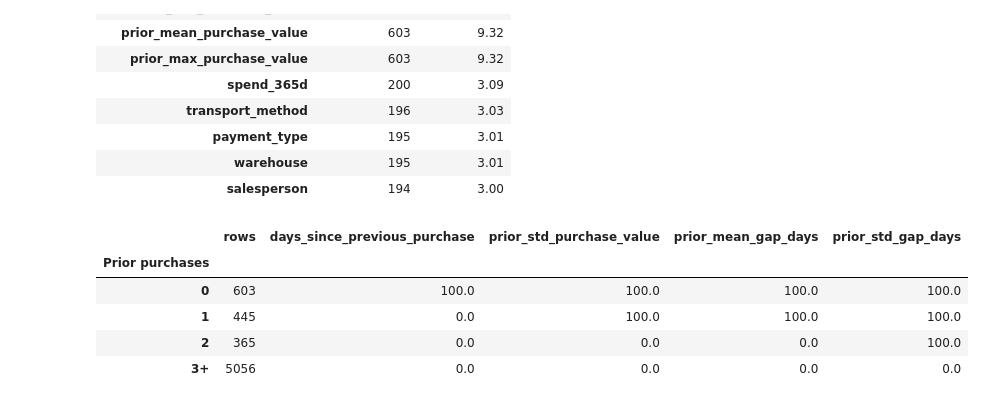
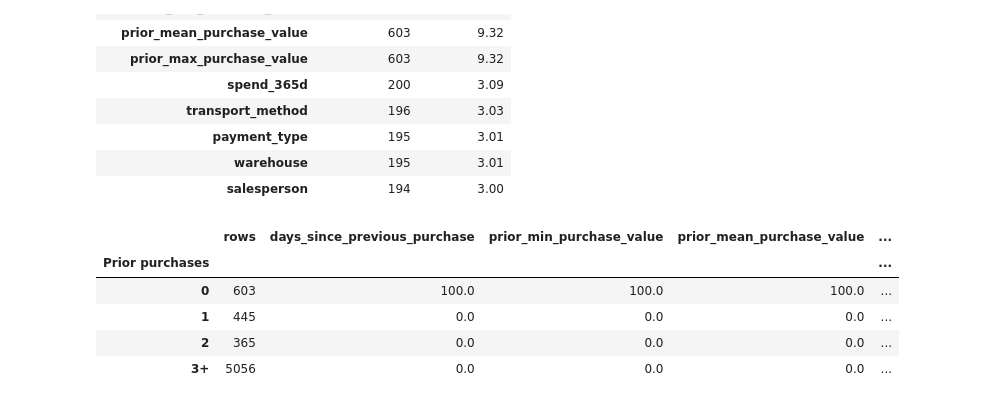
Before and after one commit to L4DR48/ETAI-Group5, a Jupyter notebook: notebooks/04_preprocessing.ipynb, the cells around one changed output. Saved outputs shown, nothing was run; the diff lists cells and outputs as text; code cells hidden in the pictures.

Commit message:
Feature selection (correlation filter + VoteSelector); missing-values decision in notebook 04

```diff
--- a/notebooks/04_preprocessing.ipynb
+++ b/notebooks/04_preprocessing.ipynb
@@ -297,31 +317,30 @@ display(
 | warehouse | 195 | 3.01 |
 | salesperson | 194 | 3.00 |
 # %%
-history_features = [
-    "days_since_previous_purchase",
-    "prior_std_purchase_value",
-    "prior_mean_gap_days",
-    "prior_std_gap_days",
-]
+# Every column that needs past purchases, from the same list fill_no_history uses
+# (gap_ratio is left out: it is only created later, by add_candidate_features)
+from src.preprocessing import NEEDS_PAST_PURCHASES
+
+history_features = [col for col in NEEDS_PAST_PURCHASES if col != "gap_ratio"]
 prior_count_group = pd.cut(
     df["prior_purchase_count"],
     bins=[0, 1, 2, 3, np.inf],
     labels=["0", "1", "2", "3+"],
     right=False,
 )
 missing_by_history = (
     df[history_features].isna()
     .groupby(prior_count_group, observed=True)
     .mean()
     .mul(100)
     .round(1)
 )
 missing_by_history.insert(0, "rows", prior_count_group.value_counts(sort=False))
 display(missing_by_history.rename_axis("Prior purchases"))
 # %% [output]
-|  | rows | days_since_previous_purchase | prior_std_purchase_value | prior_mean_gap_days | prior_std_gap_days |
-| Prior purchases |  |  |  |  |  |
-| 0 | 603 | 100.0 | 100.0 | 100.0 | 100.0 |
-| 1 | 445 | 0.0 | 100.0 | 100.0 | 100.0 |
-| 2 | 365 | 0.0 | 0.0 | 0.0 | 100.0 |
-| 3+ | 5056 | 0.0 | 0.0 | 0.0 | 0.0 |
+|  | rows | days_since_previous_purchase | prior_min_purchase_value | prior_mean_purchase_value | ... |
+| Prior purchases |  |  |  |  | ... |
+| 0 | 603 | 100.0 | 100.0 | 100.0 | ... |
+| 1 | 445 | 0.0 | 0.0 | 0.0 | ... |
+| 2 | 365 | 0.0 | 0.0 | 0.0 | ... |
+| 3+ | 5056 | 0.0 | 0.0 | 0.0 | ... |
```
Also changed, not shown: parts of 8 cells of this notebook, 6 other files.
